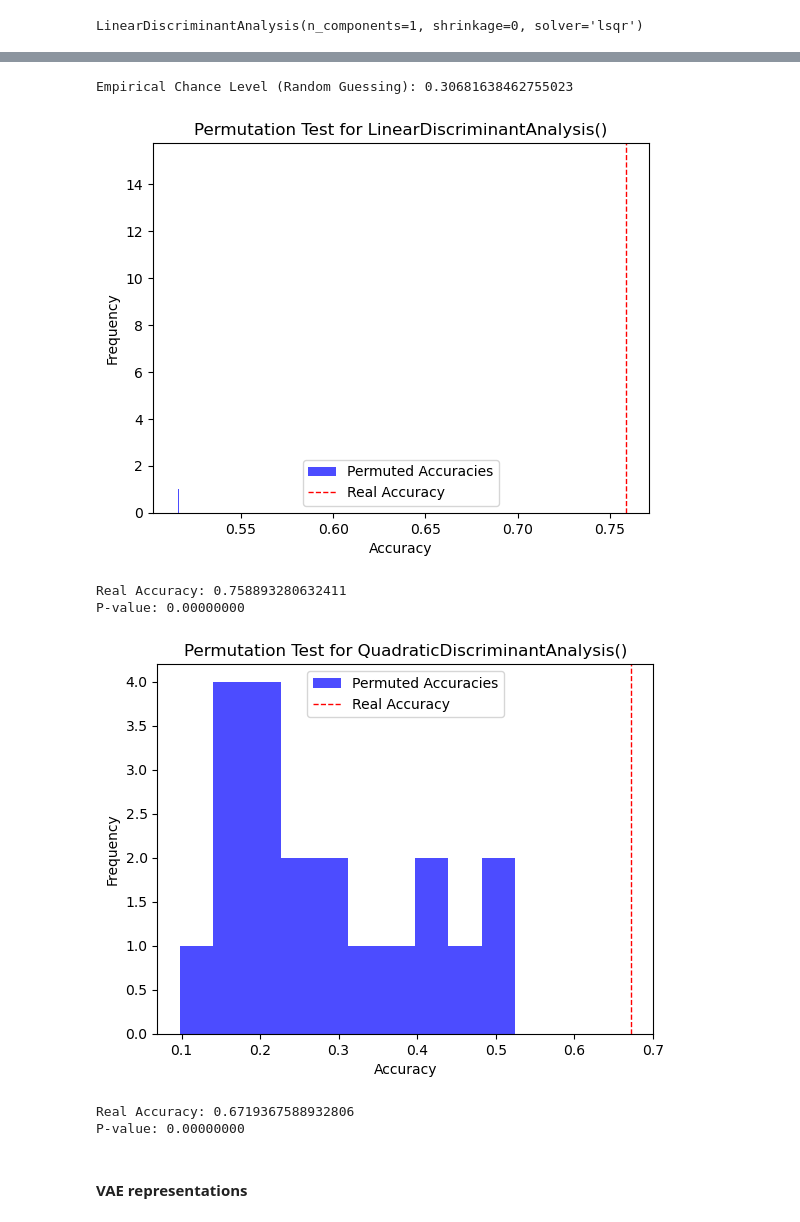
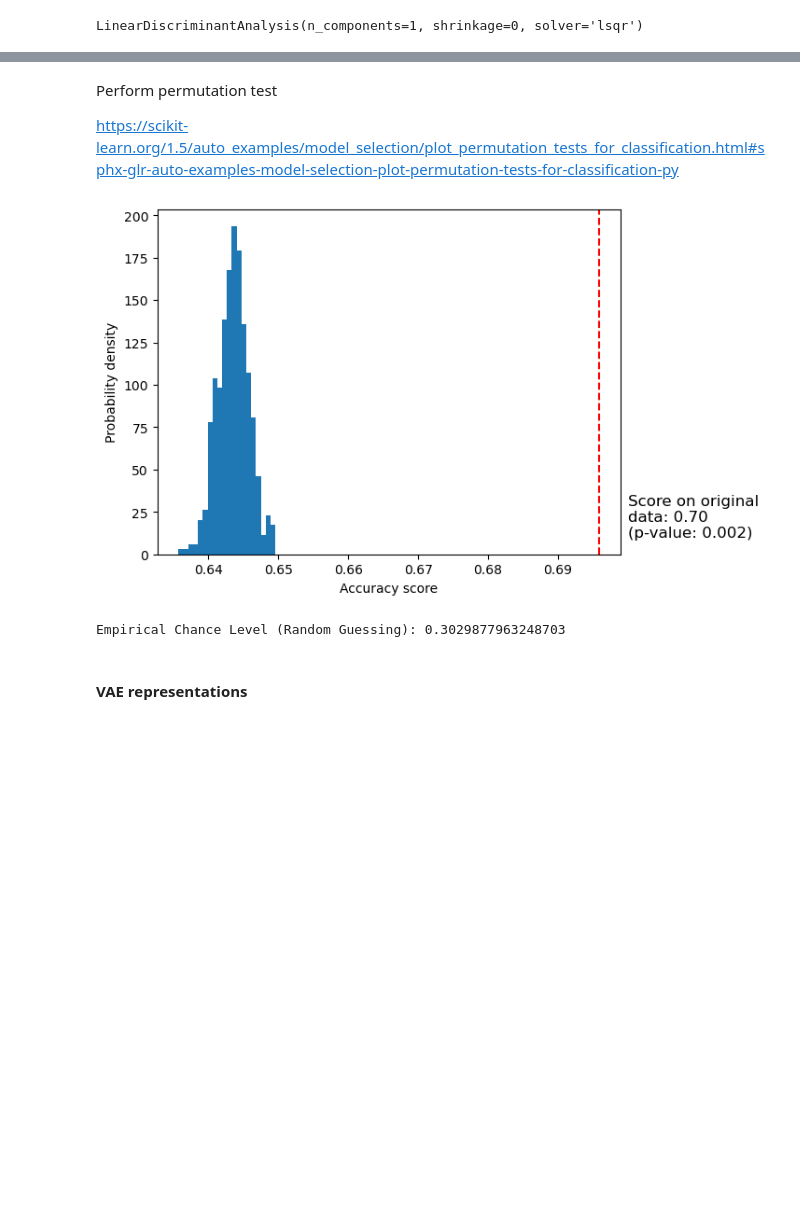
Before and after one commit to lgies23/GooseVocalizations---Thesis-code, a Jupyter notebook: classify_call_types.ipynb, the cells around one changed output, grey strips where cells are left out. Cells and saved outputs as stored; diff of their text form; code cells hidden in the pictures; blank space fills up the shorter version.

Commit message:
permutation tests with track split

```diff
--- a/classify_call_types.ipynb
+++ b/classify_call_types.ipynb
@@ -803,4 +719,26 @@ mean_peak_f               0.200548
 dtype: float64
+# %% [markdown]
+Perform permutation test
+
+https://scikit-learn.org/1.5/auto_examples/model_selection/plot_permutation_tests_for_classification.html#sphx-glr-auto-examples-model-selection-plot-permutation-tests-for-classification-py
+# %%
+cv = StratifiedGroupKFold(5, shuffle=True, random_state=RANDOM_SEED)
+lda = LDA(solver="lsqr", shrinkage=0, n_components=1)
+# %%
+score, permutation_scores, pvalue = permutation_test_score(
+    lda, X_scaled, y, random_state=RANDOM_SEED, cv=cv, n_permutations=500, groups=calls_df['track_ID']
+)
+# %%
+fig, ax = plt.subplots()
+
+ax.hist(permutation_scores, bins=20, density=True)
+ax.axvline(score, ls="--", color="r")
+score_label = f"Score on original\ndata: {score:.2f}\n(p-value: {pvalue:.3f})"
+ax.text(0.7, 10, score_label, fontsize=12)
+ax.set_xlabel("Accuracy score")
+_ = ax.set_ylabel("Probability density")
+# %% [output]
+[figure, added]
 # %%
 # simulate chance level
 true_labels = calls_df["call_type"]
@@ -810,6 +748,6 @@ random_predictions = np.random.choice(class_probs.index, size=len(true_labels),
 # Calculate accuracy for random guessing
 random_accuracy = accuracy_score(true_labels, random_predictions)
 
-print("Empirical Chance Level (Random Guessing):", random_accuracy)
+print("Chance Level (Random Guessing):", random_accuracy)
 # %% [output]
-Empirical Chance Level (Random Guessing): 0.30681638462755023
+Empirical Chance Level (Random Guessing): 0.3029877963248703
@@ -864,13 +754,3 @@ def permutation_test(X, y, model, num_permutations=20, test_size=0.2, random_sta
-# %%
-real_accuracy, permuted_accuracies, p_value = permutation_test(X_scaled, y, LDA())
-real_accuracy, permuted_accuracies, p_value = permutation_test(X_scaled, y, QDA())
-# %% [output]
-[figure, removed]
-Real Accuracy: 0.758893280632411
-P-value: 0.00000000
-[figure, removed]
-Real Accuracy: 0.6719367588932806
-P-value: 0.00000000
 # %% [markdown]
 #### VAE representations
 # %%
```
Also changed, not shown: parts of 22 cells of this notebook.
